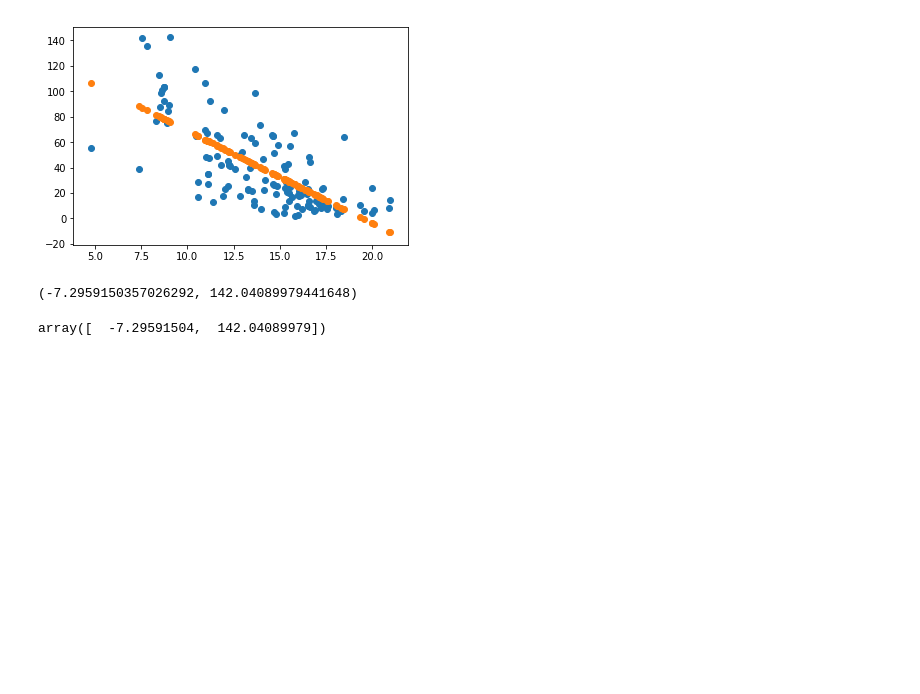
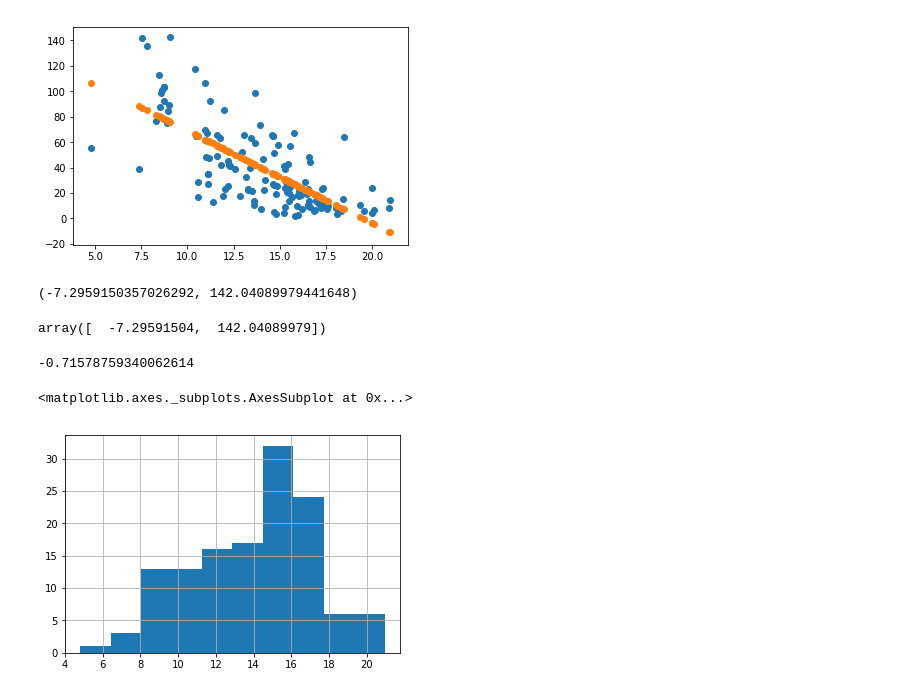
Before and after one commit to matthew-brett/les-pilot, a Jupyter notebook: on_correlation.ipynb, the cells around one changed output. Drawn from its saved outputs; the diff is of its cells as text; code cells hidden in the pictures; blank space fills up the shorter version.

```diff
--- a/on_correlation.ipynb
+++ b/on_correlation.ipynb
@@ -299,3 +299,12 @@ def least_squares_line(x_values, y_values):
 least_squares_line(school, fertility)
 # %% [output]
 array([  -7.29591504,  142.04089979])
+# %%
+df.school.corr(df.fertility)
+# %% [output]
+-0.71578759340062614
+# %%
+df.school.hist()
+# %% [output]
+<matplotlib.axes._subplots.AxesSubplot at 0x...>
+[figure, added]
```
Also changed, not shown: parts of 11 cells of this notebook, 2 other files.
